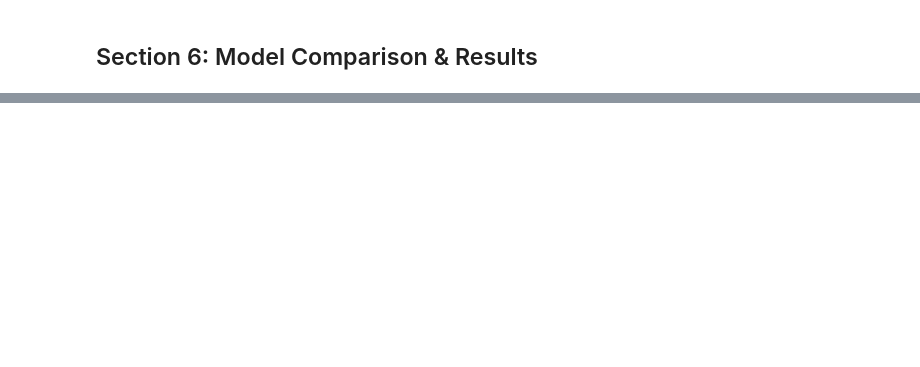
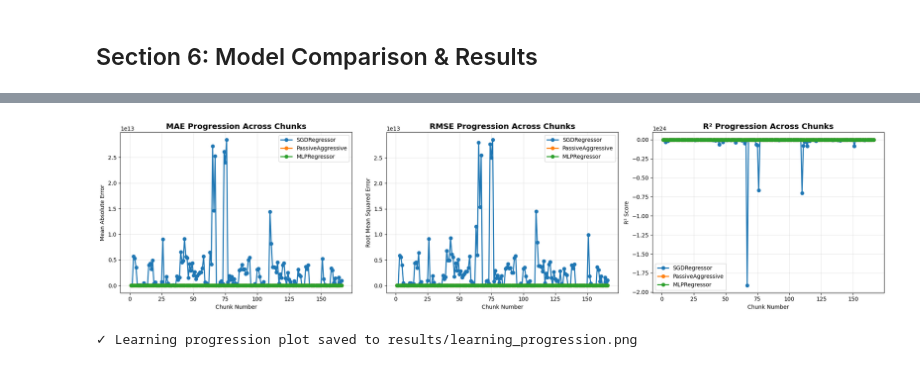
Before and after one commit to likhithkanigolla/Air-Quality-Dataset-Seggregator-DT, a Jupyter notebook: ML_Model_Training.ipynb, the cells around one changed output, grey strips where cells are left out. Cells and saved outputs as stored; diff of their text form; code cells hidden in the pictures; blank space fills up the shorter version.

```diff
--- a/ML_Model_Training.ipynb
+++ b/ML_Model_Training.ipynb
@@ -515,6 +551,7 @@ print(f"\n✓ Comparison plot saved to {RESULTS_DIR}/model_comparison.png")
 # =========================================
 import matplotlib.pyplot as plt
 import seaborn as sns
+from matplotlib.ticker import ScalarFormatter
 
 # Prepare data for plotting
 progression_data = {model_name: {'chunks': [], 'mae': [], 'rmse': [], 'r2': []}
@@ -538,30 +575,39 @@ for model_name, data in progression_data.items():
     # MAE progression
     axes[0].plot(data['chunks'], data['mae'], marker='o', label=model_name, linewidth=2)
     # RMSE progression
     axes[1].plot(data['chunks'], data['rmse'], marker='o', label=model_name, linewidth=2)
     # R2 progression
     axes[2].plot(data['chunks'], data['r2'], marker='o', label=model_name, linewidth=2)
 
 axes[0].set_title('MAE Progression Across Chunks', fontsize=14, fontweight='bold')
 axes[0].set_xlabel('Chunk Number')
 axes[0].set_ylabel('Mean Absolute Error')
 axes[0].legend()
 axes[0].grid(True, alpha=0.3)
+axes[0].ticklabel_format(style='plain', axis='y')
+axes[0].yaxis.set_major_formatter(ScalarFormatter())
 
 axes[1].set_title('RMSE Progression Across Chunks', fontsize=14, fontweight='bold')
 axes[1].set_xlabel('Chunk Number')
 axes[1].set_ylabel('Root Mean Squared Error')
 axes[1].legend()
 axes[1].grid(True, alpha=0.3)
+axes[1].ticklabel_format(style='plain', axis='y')
+axes[1].yaxis.set_major_formatter(ScalarFormatter())
 
 axes[2].set_title('R² Progression Across Chunks', fontsize=14, fontweight='bold')
 axes[2].set_xlabel('Chunk Number')
 axes[2].set_ylabel('R² Score')
 axes[2].legend()
 axes[2].grid(True, alpha=0.3)
+axes[2].ticklabel_format(style='plain', axis='y')
+axes[2].yaxis.set_major_formatter(ScalarFormatter())
 
 plt.tight_layout()
 plt.savefig(os.path.join(RESULTS_DIR, 'learning_progression.png'), dpi=300, bbox_inches='tight')
 plt.show()
 
 print(f"\n✓ Learning progression plot saved to {RESULTS_DIR}/learning_progression.png")
+# %% [output]
+[figure, added]
+✓ Learning progression plot saved to results/learning_progression.png
```
Also changed, not shown: parts of 4 cells of this notebook, 3 other files.
